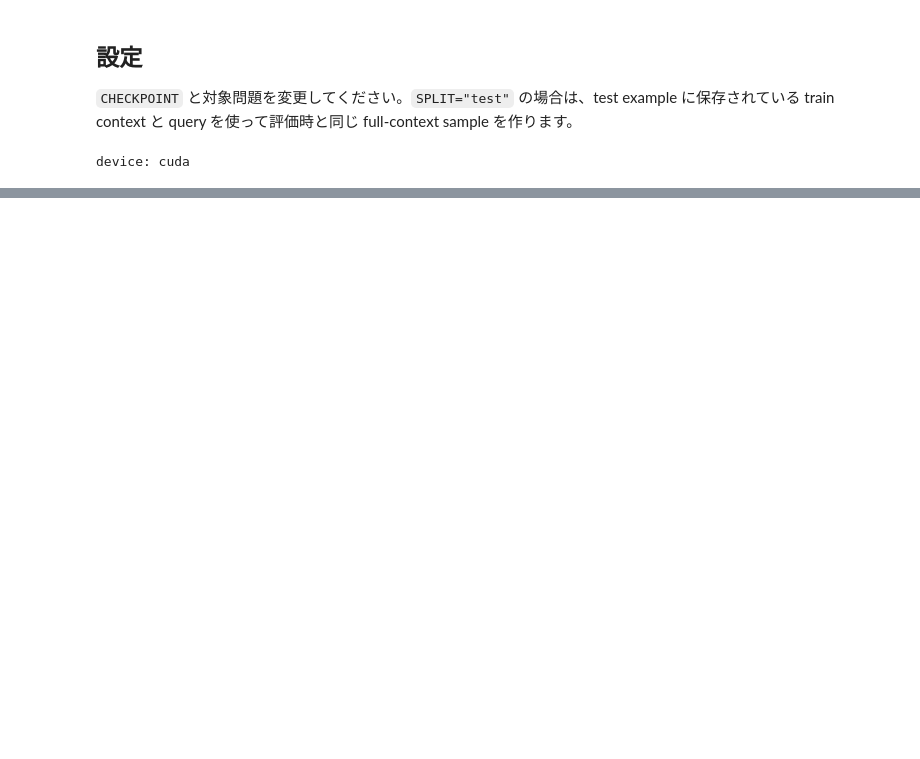
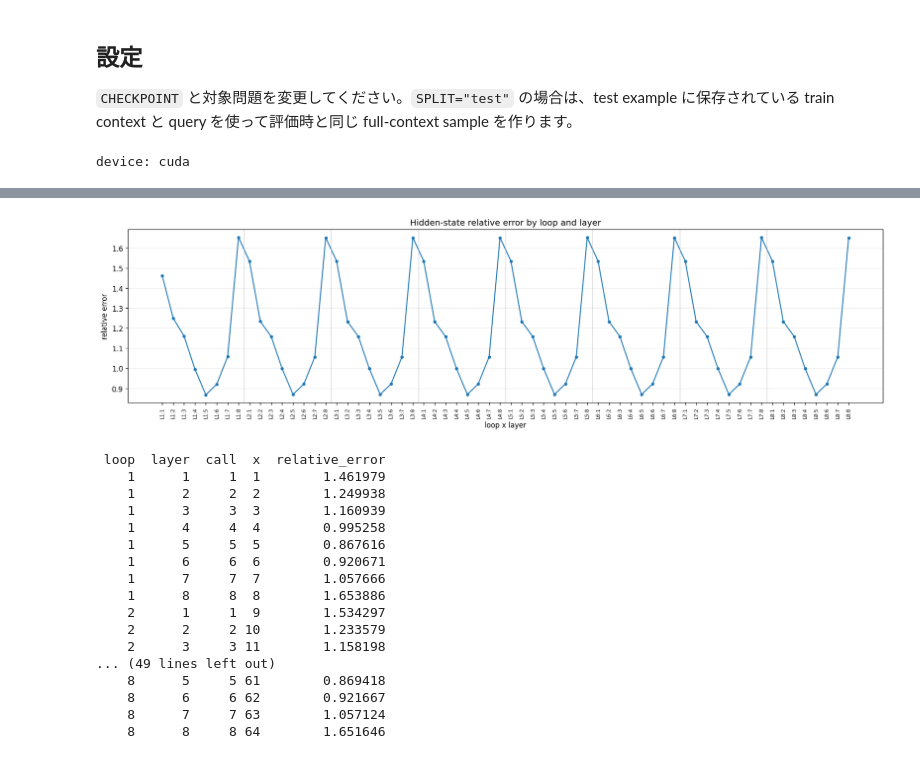
Before and after one commit to KotShinZ/SURM, a Jupyter notebook: analyze_arc_mistake_iterations.ipynb, the cells around one changed output, grey strips where cells are left out. Cells and saved outputs as stored; diff of their text form; code cells hidden in the pictures; blank space fills up the shorter version.

```diff
--- a/analyze_arc_mistake_iterations.ipynb
+++ b/analyze_arc_mistake_iterations.ipynb
@@ -526,7 +835,10 @@ summary_rows = rows
 summary = {key: np.array([row[key] for row in summary_rows]) for key in summary_rows[0].keys()}
 try:
     import pandas as pd
-    display(pd.DataFrame(summary_rows))
+    if "display" in globals():
+        display(pd.DataFrame(summary_rows))
+    else:
+        print(pd.DataFrame(summary_rows).to_string(index=False))
 except ImportError:
     for row in summary_rows:
         print(row)
@@ -550,0 +855,63 @@ except ImportError:
+# %%
+hidden_error_rows = []
+for item in trace:
+    for call_idx, err in enumerate(item.get("hidden_errors", []), start=1):
+        hidden_error_rows.append(
+            {
+                "loop": int(item["loop"]),
+                "layer": int(err["layer"]),
+                "call": call_idx,
+                "x": (int(item["loop"]) - 1) * len(hidden_trace_layers(train_state.model)) + int(err["layer"]),
+                "relative_error": float(err["relative_error"]),
+            }
+        )
+
+if not hidden_error_rows:
+    raise ValueError("No hidden_state relative errors were collected")
+
+hidden_error_x = np.array([row["x"] for row in hidden_error_rows])
+hidden_error_y = np.array([row["relative_error"] for row in hidden_error_rows])
+hidden_error_labels = [f"L{row['loop']}:{row['layer']}" for row in hidden_error_rows]
+
+fig, ax = plt.subplots(figsize=(max(12.0, 0.24 * len(hidden_error_rows)), 4.2), constrained_layout=True)
+ax.plot(hidden_error_x, hidden_error_y, marker="o", linewidth=1.4, markersize=3.5, color="#1F77B4")
+for boundary in range(len(hidden_trace_layers(train_state.model)), len(hidden_error_rows), len(hidden_trace_layers(train_state.model))):
+    ax.axvline(boundary + 0.5, color="#BBBBBB", linewidth=0.8, alpha=0.7)
+ax.set_title("Hidden-state relative error by loop and layer")
+ax.set_xlabel("loop x layer")
+ax.set_ylabel("relative error")
+ax.set_xticks(hidden_error_x)
+ax.set_xticklabels(hidden_error_labels, rotation=90, fontsize=7)
+ax.grid(True, axis="y", alpha=0.25)
+plt.show()
+
+try:
+    import pandas as pd
+    hidden_error_summary = pd.DataFrame(hidden_error_rows)
+    if "display" in globals():
+        display(hidden_error_summary)
+    else:
+        print(hidden_error_summary.to_string(index=False))
+except ImportError:
+    hidden_error_summary = hidden_error_rows
+    for row in hidden_error_rows:
+        print(row)
+# %% [output]
+[figure, added]
+ loop  layer  call  x  relative_error
+    1      1     1  1        1.461979
+    1      2     2  2        1.249938
+    1      3     3  3        1.160939
+    1      4     4  4        0.995258
+    1      5     5  5        0.867616
+    1      6     6  6        0.920671
+    1      7     7  7        1.057666
+    1      8     8  8        1.653886
+    2      1     1  9        1.534297
+    2      2     2 10        1.233579
+    2      3     3 11        1.158198
+... (49 lines left out)
+    8      5     5 61        0.869418
+    8      6     6 62        0.921667
+    8      7     7 63        1.057124
+    8      8     8 64        1.651646
```
Also changed, not shown: parts of 14 cells of this notebook, 1 other file.
